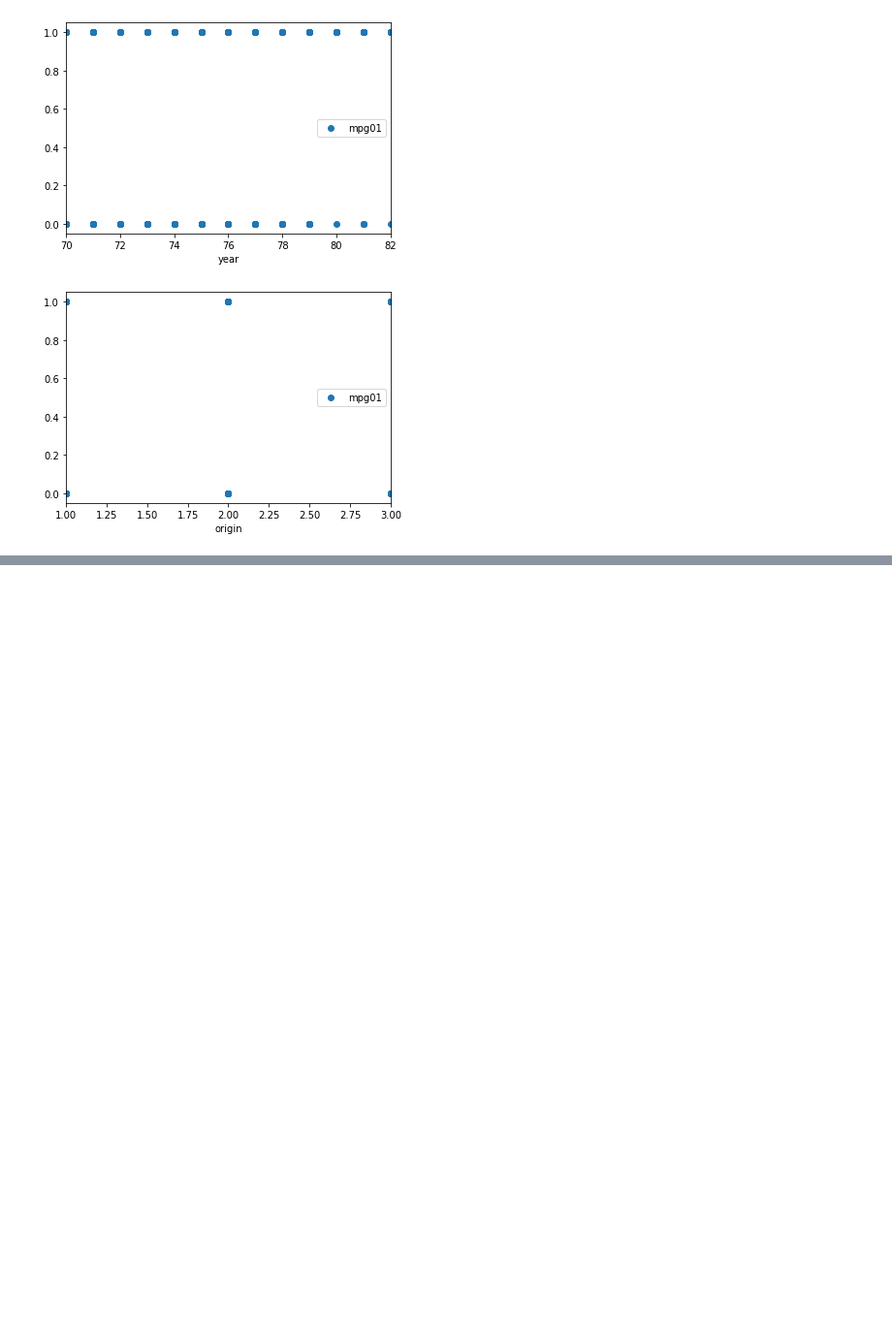
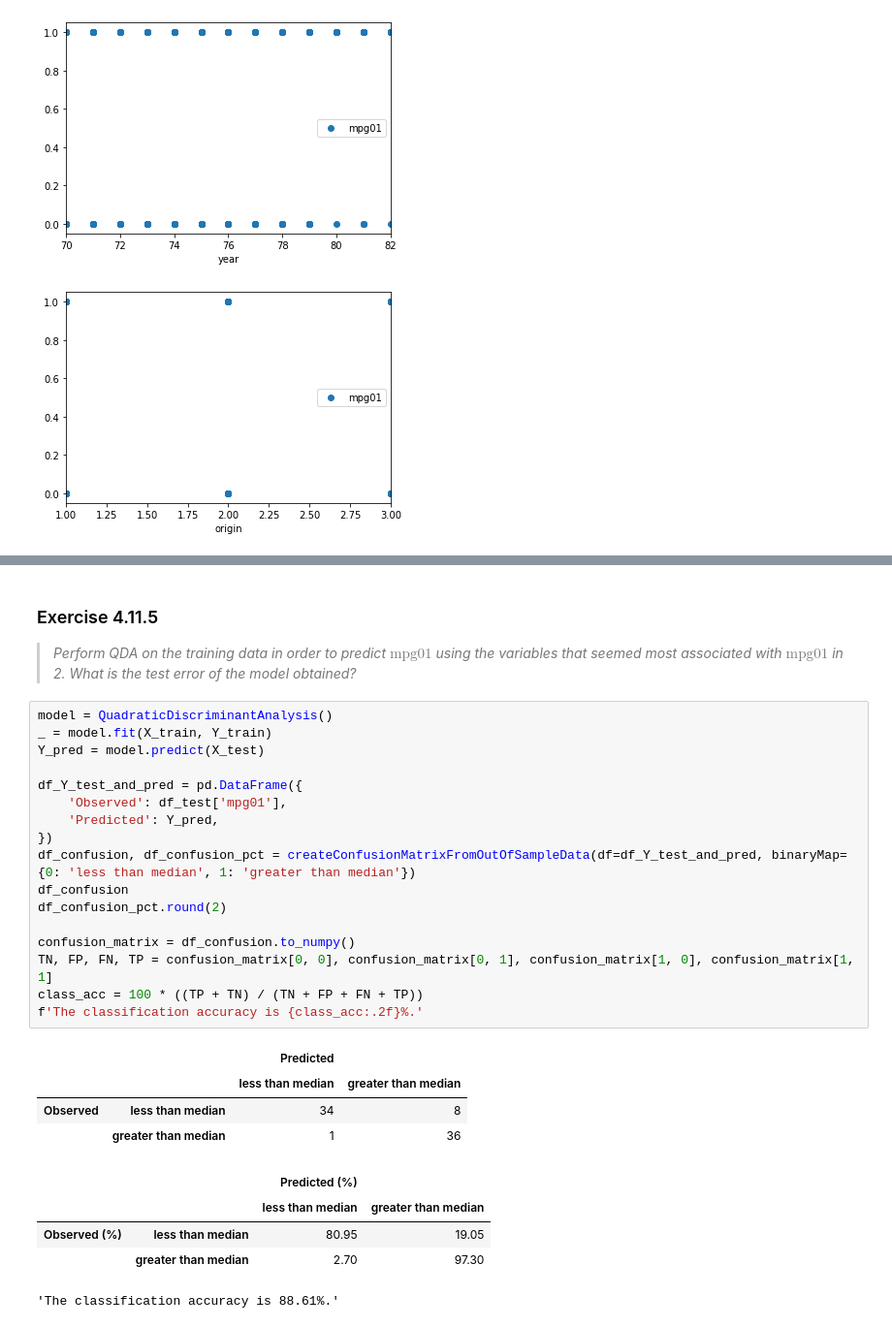
Before and after one commit to HerrBroekman/Python-solutions-for-An-Introduction-to-Statistical-Learning, a Jupyter notebook: Chapter4/Exercise11/4_11.ipynb, the cells around one changed output, grey strips where cells are left out. Shown: that part at 97% size. Cells and saved outputs as stored; diff of their text form; blank space fills up the shorter version.

```diff
--- a/Chapter4/Exercise11/4_11.ipynb
+++ b/Chapter4/Exercise11/4_11.ipynb
@@ -111,0 +167,32 @@ for index, column in enumerate(df.columns):
+# %% [markdown]
+<h3>Exercise 4.11.5</h3>
+<blockquote>
+    <i>Perform QDA on the training data in order to predict $\mathrm{mpg01}$ using the variables that seemed most associated with $\mathrm{mpg01}$ in 2. What is the test error of the model obtained?</i>
+</blockquote>
+# %%
+model = QuadraticDiscriminantAnalysis()
+_ = model.fit(X_train, Y_train)
+Y_pred = model.predict(X_test)
+
+df_Y_test_and_pred = pd.DataFrame({
+    'Observed': df_test['mpg01'],
+    'Predicted': Y_pred,
+})
+df_confusion, df_confusion_pct = createConfusionMatrixFromOutOfSampleData(df=df_Y_test_and_pred, binaryMap={0: 'less than median', 1: 'greater than median'})
+df_confusion
+df_confusion_pct.round(2)
+
+confusion_matrix = df_confusion.to_numpy()
+TN, FP, FN, TP = confusion_matrix[0, 0], confusion_matrix[0, 1], confusion_matrix[1, 0], confusion_matrix[1, 1]
+class_acc = 100 * ((TP + TN) / (TN + FP + FN + TP))
+f'The classification accuracy is {class_acc:.2f}%.'
+# %% [output]
+|  |  | Predicted |  |
+|  |  | less than median | greater than median |
+| Observed | less than median | 34 | 8 |
+|  | greater than median | 1 | 36 |
+|  |  | Predicted (%) |  |
+|  |  | less than median | greater than median |
+| Observed (%) | less than median | 80.95 | 19.05 |
+|  | greater than median | 2.70 | 97.30 |
+'The classification accuracy is 88.61%.'
```
Also changed, not shown: parts of 11 cells of this notebook.
